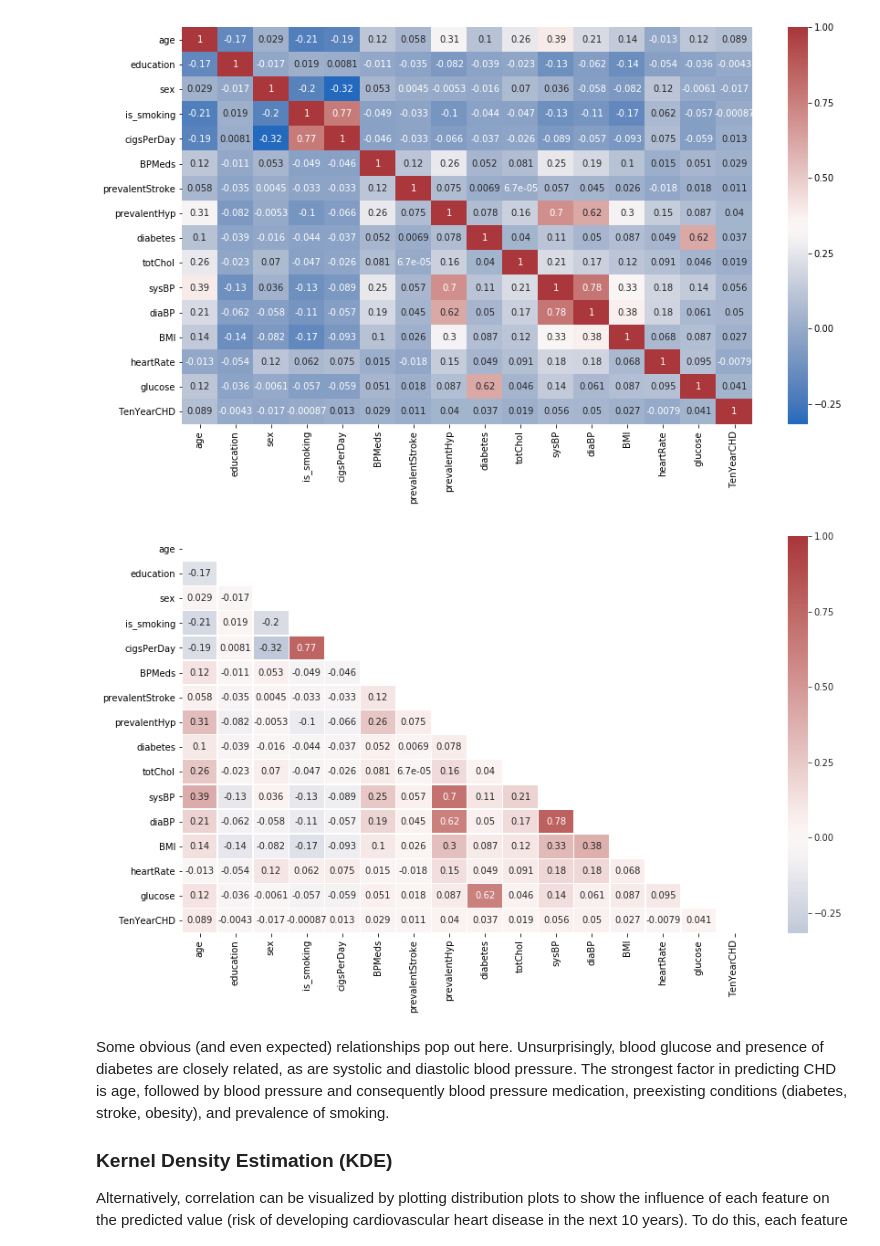
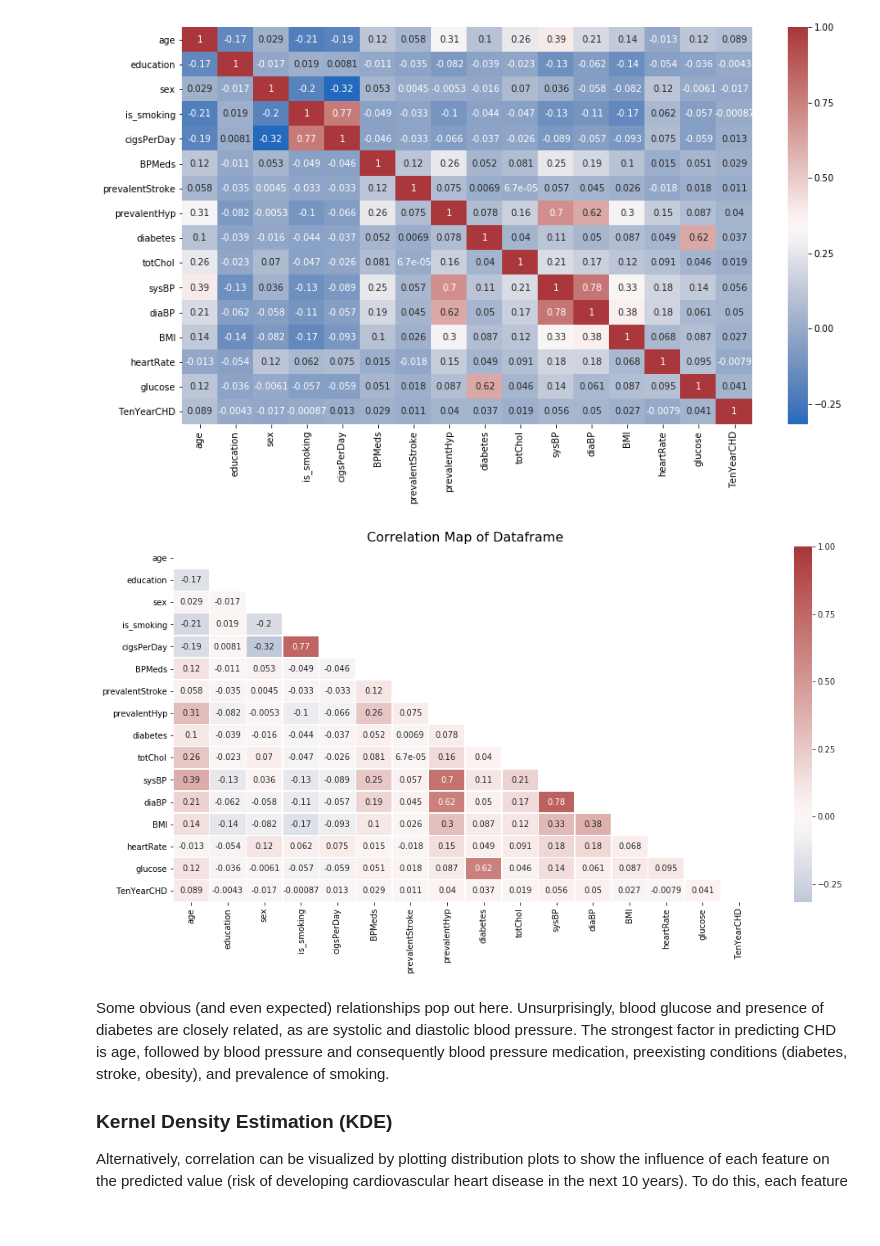
Before and after one commit to CJEJansson/Springboard_Projects, a Jupyter notebook: Capstone 2/Predicting Cardiovascular Disease.ipynb, the cells around one changed output. Saved outputs shown, nothing was run; the diff lists cells and outputs as text; code cells hidden in the pictures; blank space fills up the shorter version.

Commit message:
clean up images- details

```diff
--- a/Capstone 2/Predicting Cardiovascular Disease.ipynb
+++ b/Capstone 2/Predicting Cardiovascular Disease.ipynb
@@ -676,22 +688,22 @@ plt.savefig(r'images/correlation_heatmap.png', dpi=400)
 # %%
 #define variable to be plotted
 corrmat=corr_data.corr()
 
-f,ax = plt.subplots(figsize=(14,8))
+f,ax = plt.subplots(figsize=(16,8))
 
 #define masked area of heatmap
 mask = np.zeros_like(corrmat) # returns numpy array identical in shape to corrmat, filled with zeros
 mask[np.triu_indices_from(mask)] = True # takes mask and changes the triangle above the diagonal to 1
 
 #plot heatmap, applying the mask, reversing the order of rows and columns for display purposes
 with sns.axes_style("white"):
     ax = sns.heatmap(corrmat, center = 0, linewidths=.5, mask=mask, cmap='vlag', annot=True)
-
+    plt.title('Correlation Map of Dataframe', fontsize=16)
 
 #save plot as image
-plt.savefig(r'images/correlation_heatmap_diagonal.png', dpi=400)
+plt.savefig(r'images/correlation_heatmap_diagonal.png', dpi=400, bbox_inches='tight')
 # %% [output]
-[figure, old version]
+[figure, new version]
 # %% [markdown]
 
 Some obvious (and even expected) relationships pop out here. Unsurprisingly, blood glucose and presence of diabetes are closely related, as are systolic and diastolic blood pressure. The strongest factor in predicting CHD is age, followed by blood pressure and consequently blood pressure medication, preexisting conditions (diabetes, stroke, obesity), and prevalence of smoking.
```
Also changed, not shown: parts of 8 cells of this notebook, 8 other files.
